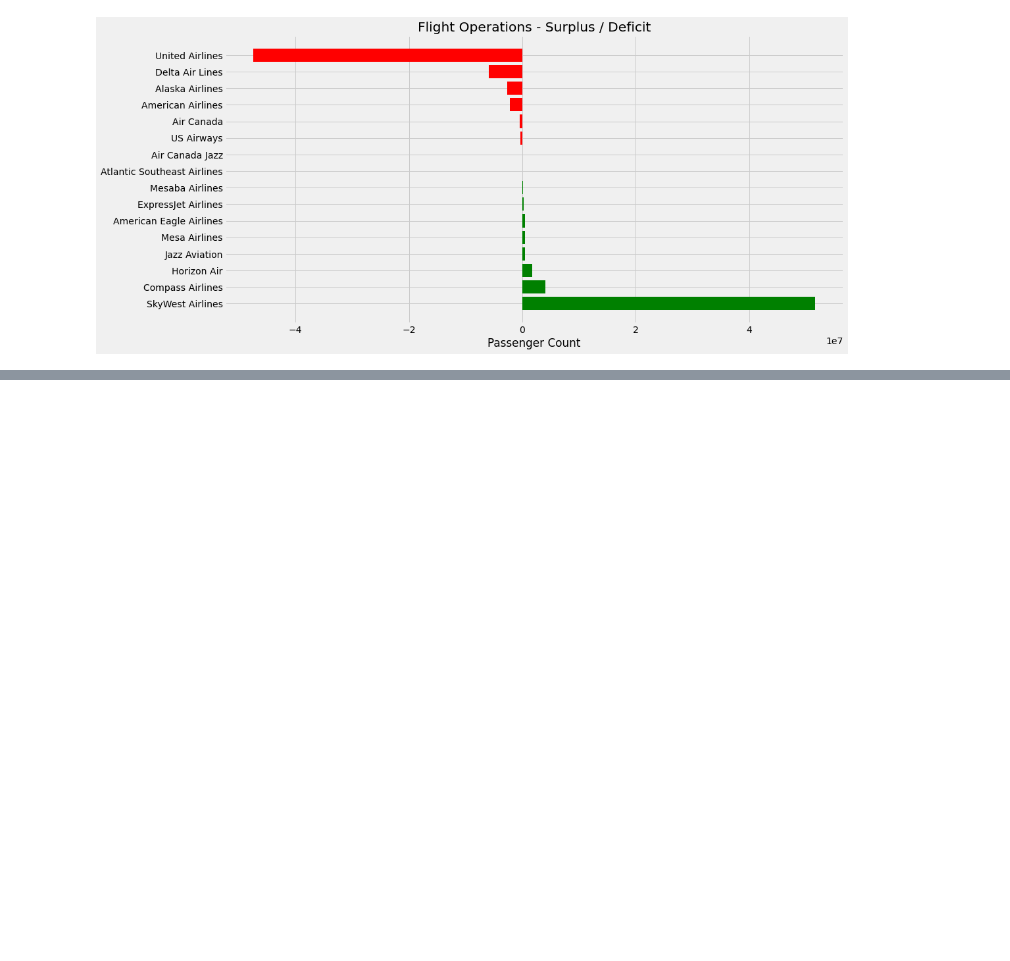
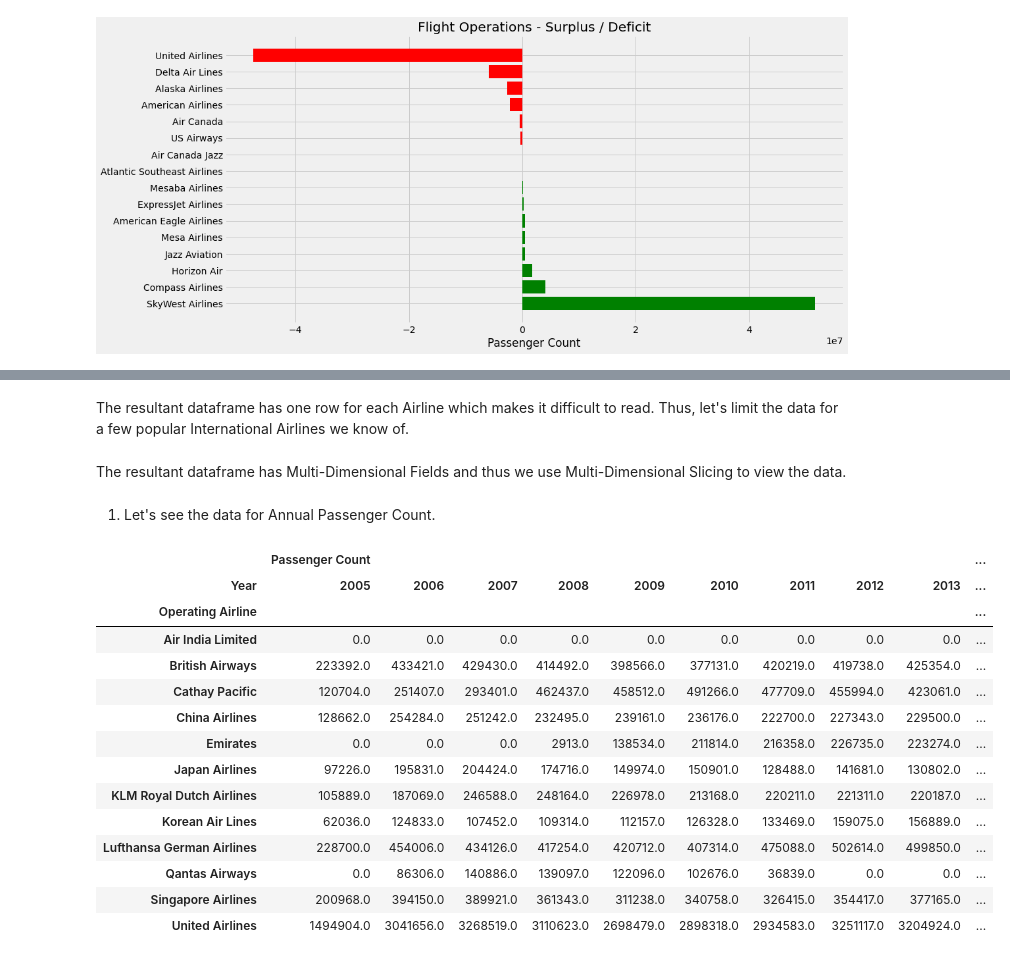
Before and after one commit to sreyashic/Learning, a Jupyter notebook: Pandas & Matplotlib/1 - San Francisco International Airport Traffic Passenger Statistics Analysis.ipynb, the cells around one changed output, grey strips where cells are left out. Cells and saved outputs as stored; diff of their text form; code cells hidden in the pictures; blank space fills up the shorter version.

```diff
--- a/Pandas & Matplotlib/1 - Restaurant Score Analysis.ipynb
+++ b/Pandas & Matplotlib/1 - San Francisco International Airport Traffic Passenger Statistics Analysis.ipynb
@@ -300,3 +308,27 @@ op.loc[:, ('Passenger Count', slice(None))]
+# %% [markdown]
+The resultant dataframe has one row for each Airline which makes it difficult to read. Thus, let's limit the data for a few popular International Airlines we know of.
 # %%
 chosen_few_airlines = ['Air India Limited', 'British Airways', 'Cathay Pacific', 'China Airlines', 'Emirates', 'Japan Airlines', 'KLM Royal Dutch Airlines',\
                            'Korean Air Lines', 'Lufthansa German Airlines', 'Qantas Airways', 'Singapore Airlines', 'United Airlines']
+# %% [markdown]
+The resultant dataframe has Multi-Dimensional Fields and thus we use Multi-Dimensional Slicing to view the data.
+# %% [markdown]
+1. Let's see the data for Annual Passenger Count.
+# %%
+op.loc[chosen_few_airlines, ('Passenger Count', slice(None))]
+# %% [output]
+|  | Passenger Count |  |  |  |  |  |  |  |  | ... |
+| Year | 2005 | 2006 | 2007 | 2008 | 2009 | 2010 | 2011 | 2012 | 2013 | ... |
+| Operating Airline |  |  |  |  |  |  |  |  |  | ... |
+| Air India Limited | 0.0 | 0.0 | 0.0 | 0.0 | 0.0 | 0.0 | 0.0 | 0.0 | 0.0 | ... |
+| British Airways | 223392.0 | 433421.0 | 429430.0 | 414492.0 | 398566.0 | 377131.0 | 420219.0 | 419738.0 | 425354.0 | ... |
+| Cathay Pacific | 120704.0 | 251407.0 | 293401.0 | 462437.0 | 458512.0 | 491266.0 | 477709.0 | 455994.0 | 423061.0 | ... |
+| China Airlines | 128662.0 | 254284.0 | 251242.0 | 232495.0 | 239161.0 | 236176.0 | 222700.0 | 227343.0 | 229500.0 | ... |
+| Emirates | 0.0 | 0.0 | 0.0 | 2913.0 | 138534.0 | 211814.0 | 216358.0 | 226735.0 | 223274.0 | ... |
+| Japan Airlines | 97226.0 | 195831.0 | 204424.0 | 174716.0 | 149974.0 | 150901.0 | 128488.0 | 141681.0 | 130802.0 | ... |
+| KLM Royal Dutch Airlines | 105889.0 | 187069.0 | 246588.0 | 248164.0 | 226978.0 | 213168.0 | 220211.0 | 221311.0 | 220187.0 | ... |
+| Korean Air Lines | 62036.0 | 124833.0 | 107452.0 | 109314.0 | 112157.0 | 126328.0 | 133469.0 | 159075.0 | 156889.0 | ... |
+| Lufthansa German Airlines | 228700.0 | 454006.0 | 434126.0 | 417254.0 | 420712.0 | 407314.0 | 475088.0 | 502614.0 | 499850.0 | ... |
+| Qantas Airways | 0.0 | 86306.0 | 140886.0 | 139097.0 | 122096.0 | 102676.0 | 36839.0 | 0.0 | 0.0 | ... |
+| Singapore Airlines | 200968.0 | 394150.0 | 389921.0 | 361343.0 | 311238.0 | 340758.0 | 326415.0 | 354417.0 | 377165.0 | ... |
+| United Airlines | 1494904.0 | 3041656.0 | 3268519.0 | 3110623.0 | 2698479.0 | 2898318.0 | 2934583.0 | 3251117.0 | 3204924.0 | ... |
```
Also changed, not shown: parts of 12 cells of this notebook.
